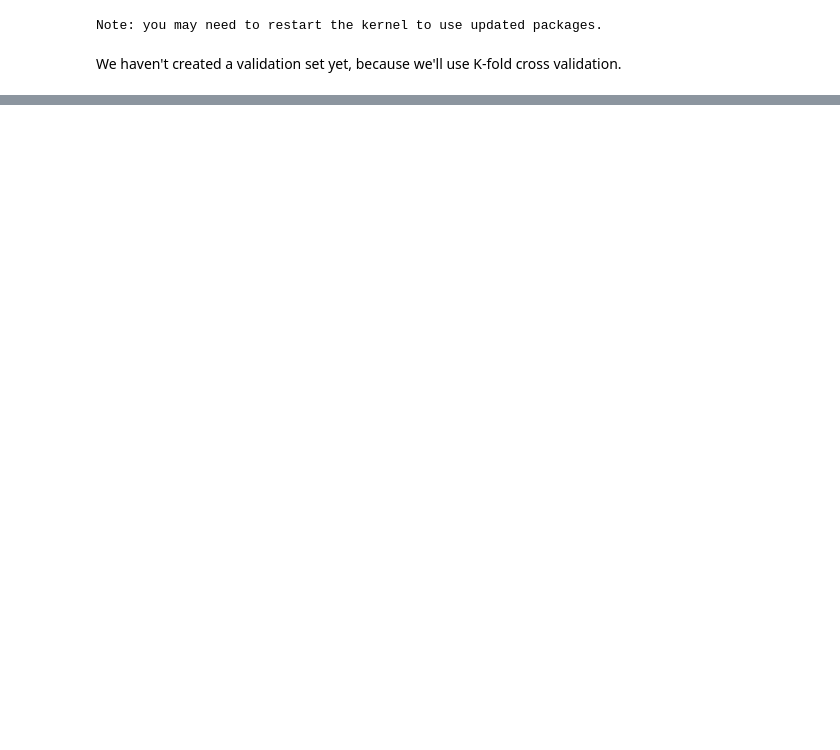
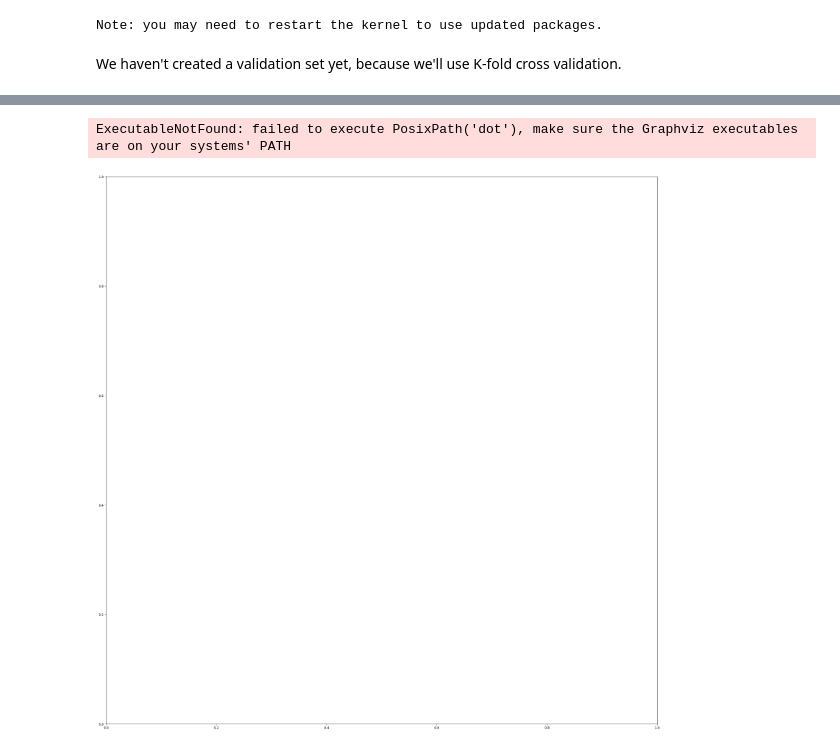
Before and after one commit to McLight-Note/AI-self-study, a Jupyter notebook: Project_12_Repeating/GradientBoosting/file.ipynb, the cells around one changed output, grey strips where cells are left out. Cells and saved outputs as stored; diff of their text form; code cells hidden in the pictures; blank space fills up the shorter version.

```diff
--- a/Project_12_Repeating/GradientBoosting/file.ipynb
+++ b/Project_12_Repeating/GradientBoosting/file.ipynb
@@ -523,0 +579,5 @@ We haven't created a validation set yet, because we'll use K-fold cross validati
+# %%
+model = XGBRegressor(random_state=42, n_jobs=-1, n_estimators=20, max_depth=4)
+# %%
+%%time
+model.fit(X,targets)
@@ -523,0 +645,11 @@ We haven't created a validation set yet, because we'll use K-fold cross validati
+# %%
+from xgboost import plot_tree
+from matplotlib.pylab import rcParams
+%matplotlib inline
+
+rcParams['figure.figsize'] = 30,30
+# %%
+plot_tree(model, rankdir='LR');
+# %% [output]
+ExecutableNotFound: failed to execute PosixPath('dot'), make sure the Graphviz executables are on your systems' PATH
+[figure, added]
```
Also changed, not shown: parts of 16 cells of this notebook, 1 other file.
